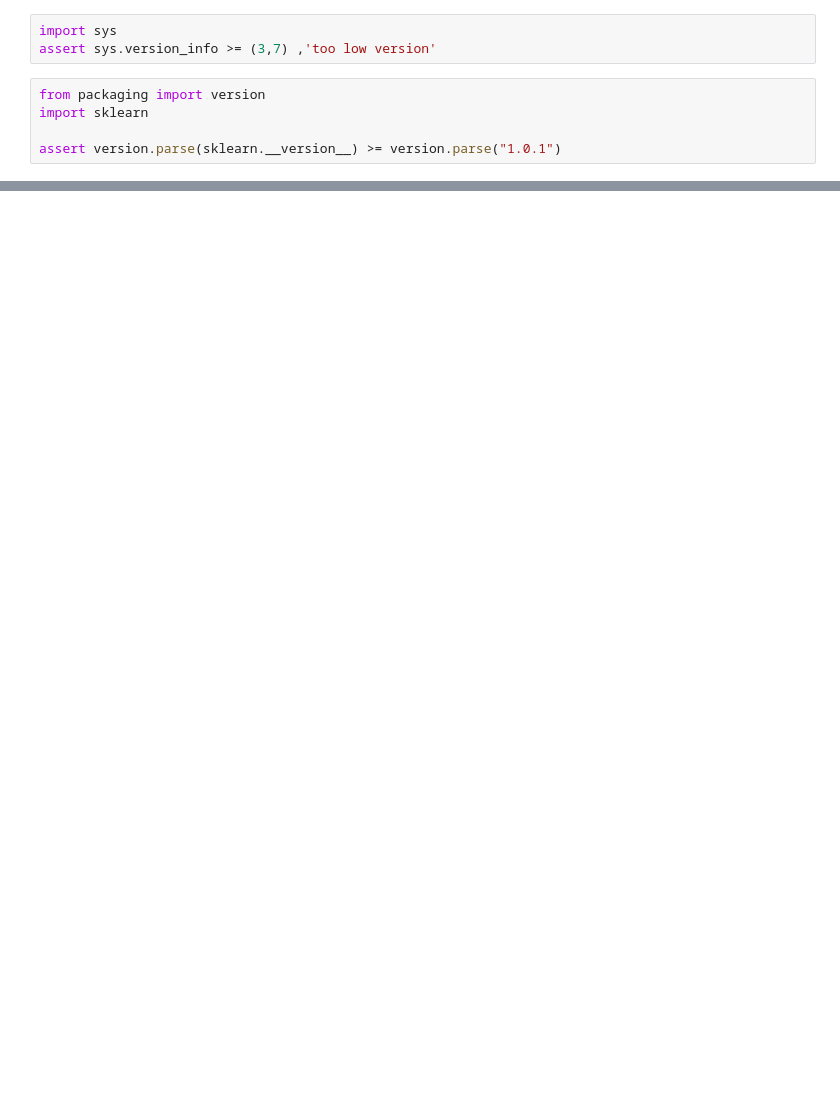
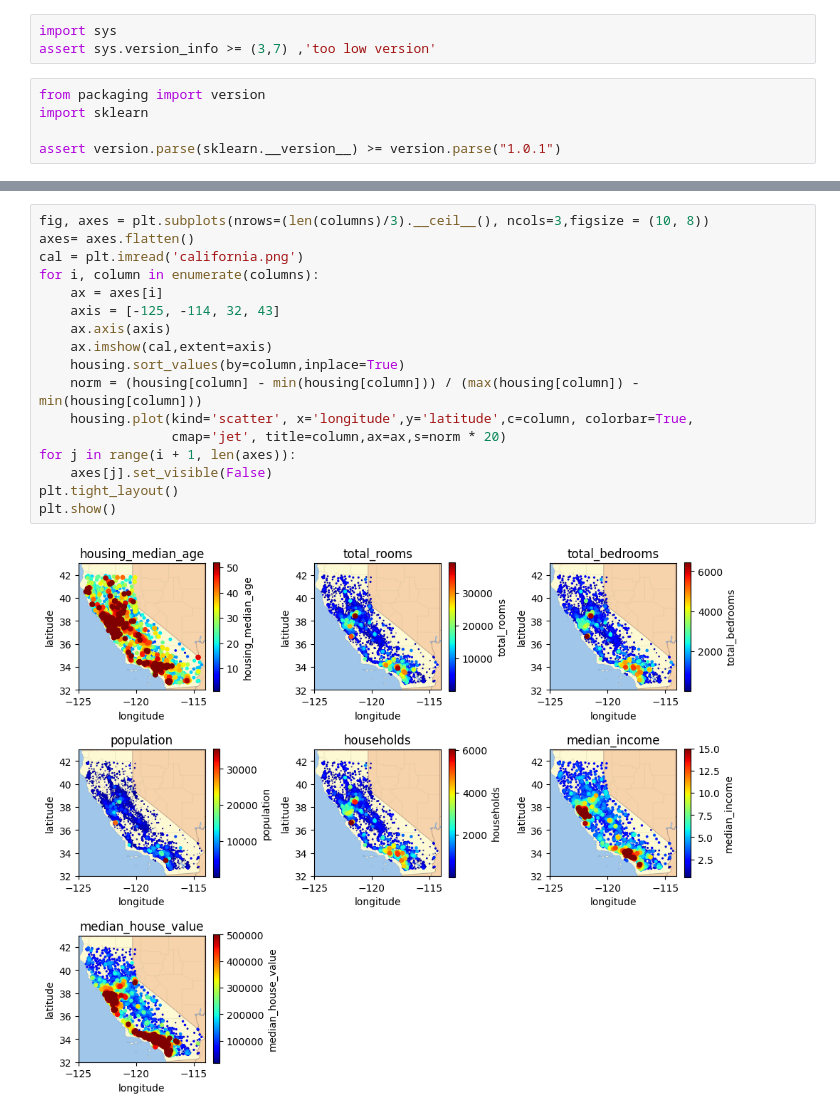
Before and after one commit to Szymon-Nowaq/Hands-On-Machine-Learning-with-Scikit-Learn-Keras-and-TensorFlow, a Jupyter notebook: 02 first project/script.ipynb, the cells around one changed output, grey strips where cells are left out. Cells and saved outputs as stored; diff of their text form; blank space fills up the shorter version.

```diff
--- a/02 first project/script.ipynb
+++ b/02 first project/script.ipynb
@@ -25,0 +117,19 @@ Py4JJavaError: An error occurred while calling o37.parquet.
+# %%
+fig, axes = plt.subplots(nrows=(len(columns)/3).__ceil__(), ncols=3,figsize = (10, 8))
+axes= axes.flatten()
+cal = plt.imread('california.png')
+for i, column in enumerate(columns):
+    ax = axes[i]
+    axis = [-125, -114, 32, 43]
+    ax.axis(axis)
+    ax.imshow(cal,extent=axis)
+    housing.sort_values(by=column,inplace=True)
+    norm = (housing[column] - min(housing[column])) / (max(housing[column]) - min(housing[column]))
+    housing.plot(kind='scatter', x='longitude',y='latitude',c=column, colorbar=True,
+                 cmap='jet', title=column,ax=ax,s=norm * 20)
+for j in range(i + 1, len(axes)):
+    axes[j].set_visible(False)
+plt.tight_layout()
+plt.show()
+# %% [output]
+[figure, added]
```
Also changed, not shown: parts of 29 cells of this notebook, 3 other files.
